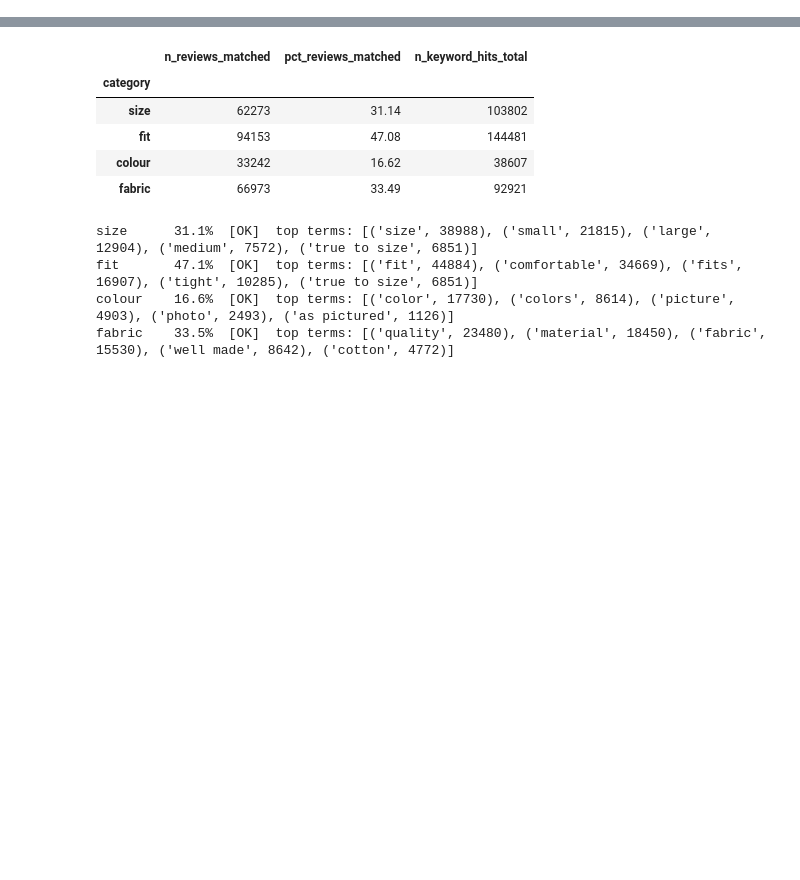
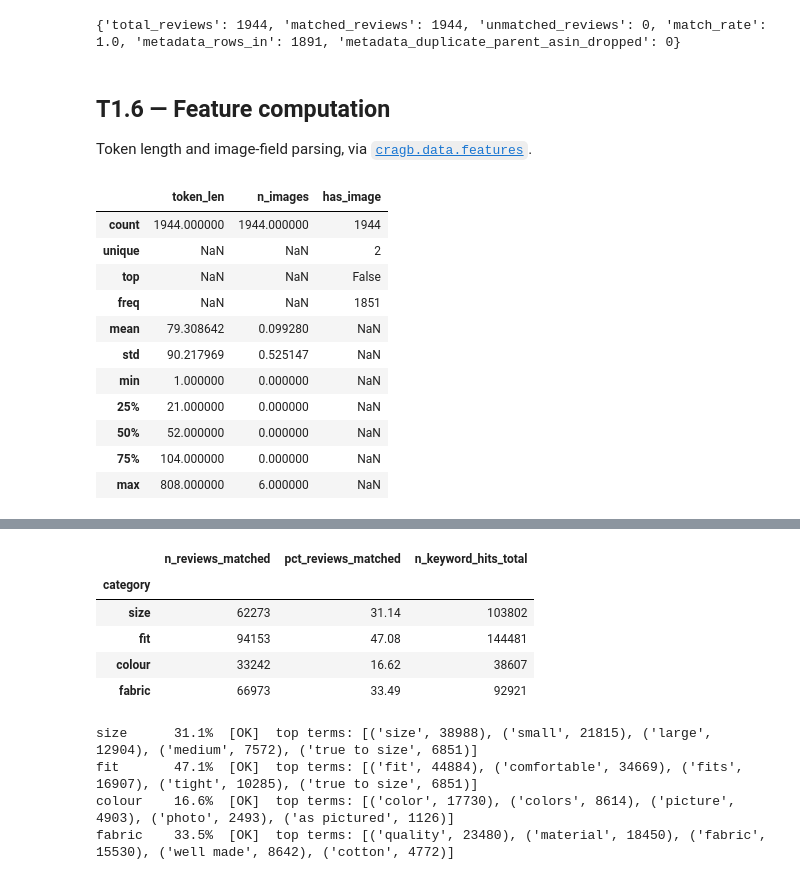
Before and after one commit to VoidZai/Multimodal-Review-Analysis, a Jupyter notebook: notebooks/00_m1_full_pipeline.ipynb, the cells around one changed output, grey strips where cells are left out. Drawn from its saved outputs; the diff is of its cells as text; code cells hidden in the pictures; blank space fills up the shorter version.

```diff
--- a/notebooks/01_eda.ipynb
+++ b/notebooks/00_m1_full_pipeline.ipynb
@@ -191,0 +114,13 @@ size" counts for both size and fit).
+# %%
+from cragb.data.clean import normalize_whitespace, drop_empty_text, dedup, filter_language
+
+n0 = len(reviews_sample)
+cleaned = normalize_whitespace(reviews_sample, columns=["title", "text"])
+cleaned = drop_empty_text(cleaned, text_col="text", min_chars=cfg["filters"]["min_text_chars"])
+n1 = len(cleaned)
+cleaned = dedup(cleaned, subset=cfg["filters"]["dedup_on"])
+n2 = len(cleaned)
+cleaned = filter_language(cleaned, text_col="text", keep_languages=[cfg["filters"]["language"]])
+n3 = len(cleaned)
+
+print(f"{n0} raw -> {n1} after empty-text filter -> {n2} after dedup -> {n3} after language filter")
@@ -191,0 +137,39 @@ size" counts for both size and fit).
+# %%
+from cragb.data.join import join_reviews_metadata
+
+needed_keys = set(cleaned["parent_asin"])
+meta_rows = [rec for rec in stream_records(cfg["paths"]["metadata_raw"]) if rec.get("parent_asin") in needed_keys]
+# NOTE: this does a full streamed pass over the metadata file to find the
+# handful of matching keys for this small demo sample — the real T1.8
+# pipeline instead builds one lean metadata lookup ONCE and reuses it
+# (see build_metadata_lookup below); this cell is illustrative, not how
+# the full corpus is actually joined.
+metadata_slice = pd.DataFrame(meta_rows)
+
+merged, join_report = join_reviews_metadata(cleaned, metadata_slice)
+print(join_report.as_dict())
+# %% [output]
+{'total_reviews': 1944, 'matched_reviews': 1944, 'unmatched_reviews': 0, 'match_rate': 1.0, 'metadata_rows_in': 1891, 'metadata_duplicate_parent_asin_dropped': 0}
+# %% [markdown]
+## T1.6 — Feature computation
+
+Token length and image-field parsing, via
+[`cragb.data.features`](../src/cragb/data/features.py).
+# %%
+from cragb.data.features import add_review_features
+
+featured = add_review_features(merged)
+featured[["token_len", "n_images", "has_image"]].describe(include="all")
+# %% [output]
+|  | token_len | n_images | has_image |
+| count | 1944.000000 | 1944.000000 | 1944 |
+| unique | NaN | NaN | 2 |
+| top | NaN | NaN | False |
+| freq | NaN | NaN | 1851 |
+| mean | 79.308642 | 0.099280 | NaN |
+| std | 90.217969 | 0.525147 | NaN |
+| min | 1.000000 | 0.000000 | NaN |
+| 25% | 21.000000 | 0.000000 | NaN |
+| 50% | 52.000000 | 0.000000 | NaN |
+| 75% | 104.000000 | 0.000000 | NaN |
+| max | 808.000000 | 6.000000 | NaN |
```
Also changed, not shown: parts of 42 cells of this notebook, 17 other files.
